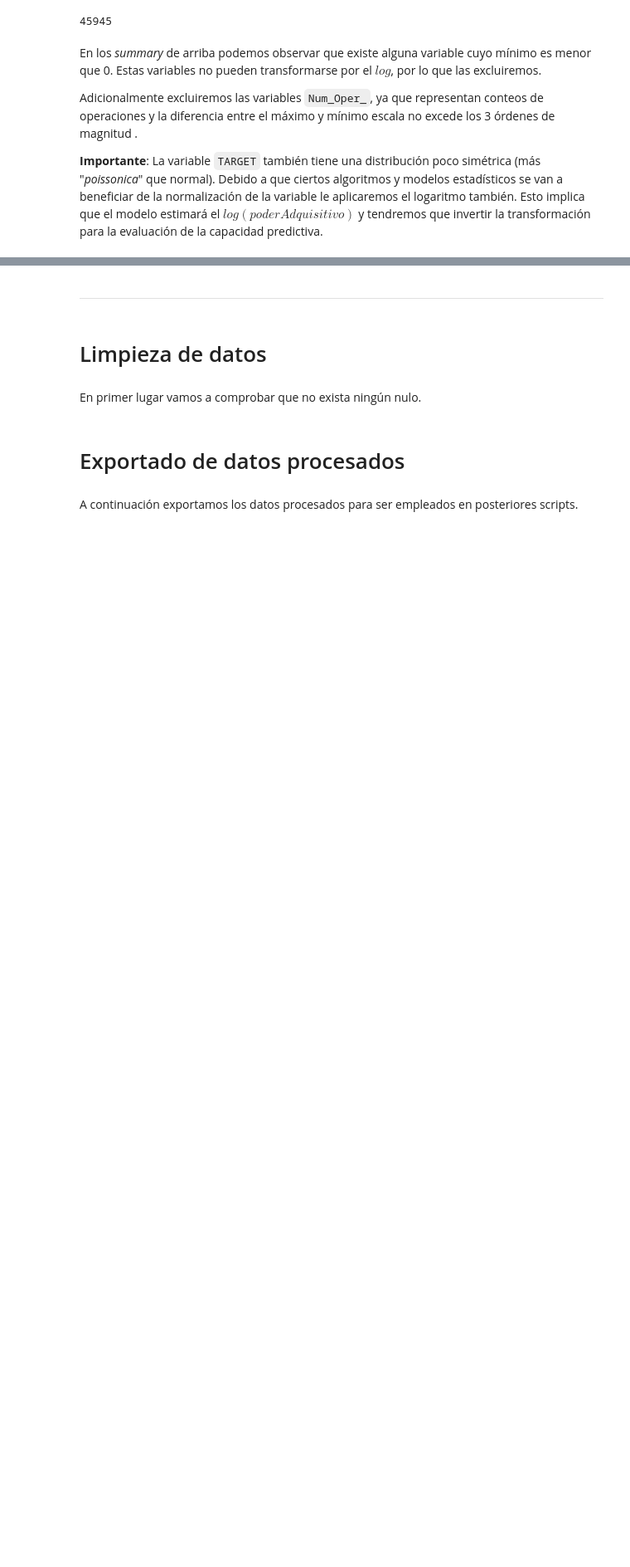
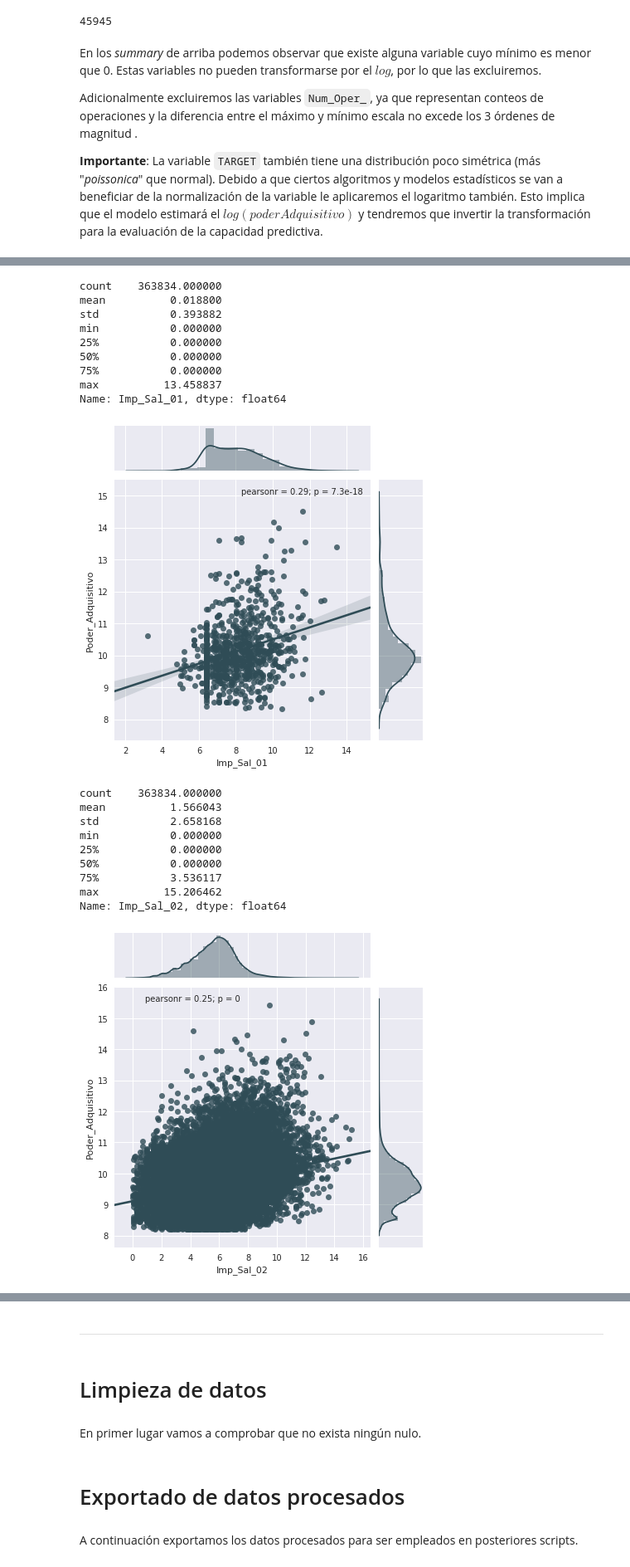
Before and after one commit to DiegoSerranoVenturini/cajamar2018, a Jupyter notebook: code/py/read_process_data.ipynb, the cells around one changed output, grey strips where cells are left out. Shown at 83% size. Cells and saved outputs as stored; diff of their text form; code cells hidden in the pictures; blank space fills up the shorter version.

```diff
--- a/code/py/read_process_data.ipynb
+++ b/code/py/read_process_data.ipynb
@@ -233,0 +305,3 @@ print("--- %s seconds ---" % (time.time() - start_time))
+# %%
+salVars = [s for s in numerical_vars if "Imp_Sal" in s and "Imp_Sal_14" not in s]
+salVars
@@ -233,0 +329,31 @@ print("--- %s seconds ---" % (time.time() - start_time))
+# %%
+start_time = time.time()
+
+for i, var in enumerate(sorted(salVars)):
+    print(df[salVars[i]].describe())
+    sns.jointplot(x=df[salVars[i]][df[salVars[i]] > 0], y=df[TARGET][df[salVars[i]] > 0], kind = 'reg')
+    plt.show()
+    print('\n')
+
+print("--- %s seconds ---" % (time.time() - start_time))
+# %% [output]
+count    363834.000000
+mean          0.018800
+std           0.393882
+min           0.000000
+25%           0.000000
+50%           0.000000
+75%           0.000000
+max          13.458837
+Name: Imp_Sal_01, dtype: float64
+[figure, added]
+count    363834.000000
+mean          1.566043
+std           2.658168
+min           0.000000
+25%           0.000000
+50%           0.000000
+75%           3.536117
+max          15.206462
+Name: Imp_Sal_02, dtype: float64
+[figure, added]
```
Also changed, not shown: parts of 23 cells of this notebook, 1 other file.
